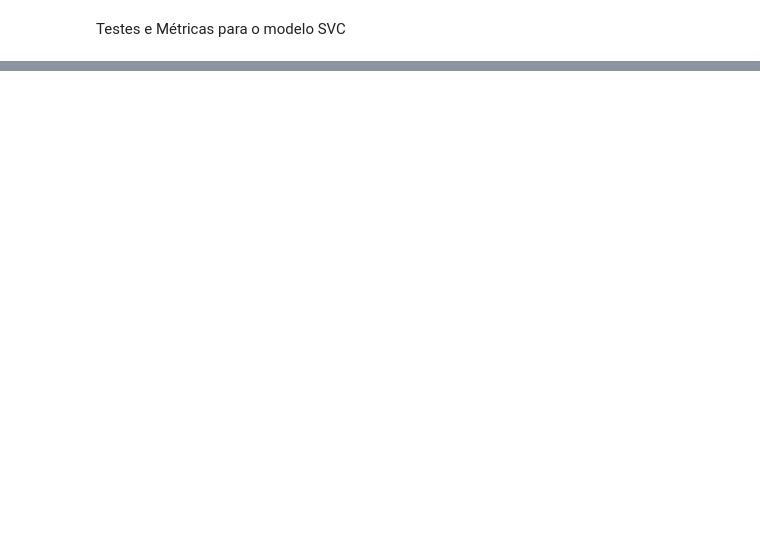
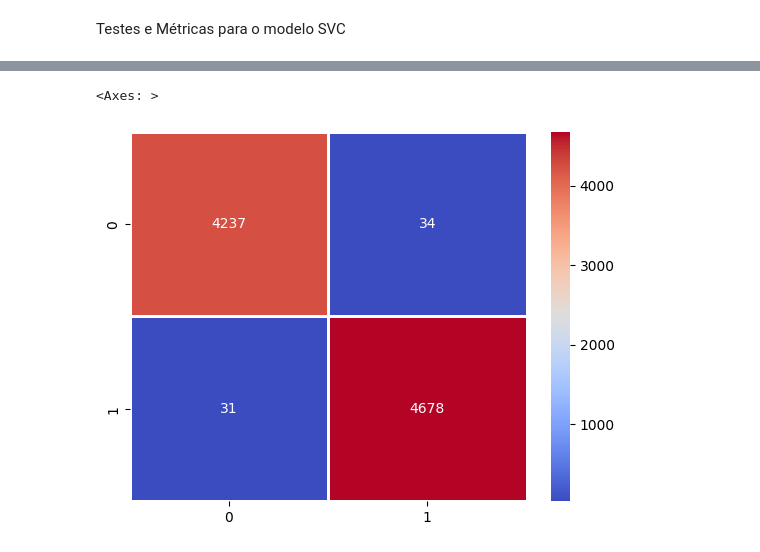
Before and after one commit to williansmprimo/NLP, a Jupyter notebook: detecting_fake_news/Detecting_Fake_News.ipynb, the cells around one changed output, grey strips where cells are left out. Saved outputs shown, nothing was run; the diff lists cells and outputs as text; code cells hidden in the pictures; blank space fills up the shorter version.

```diff
--- a/detecting_fake_news/Detecting_Fake_News.ipynb
+++ b/detecting_fake_news/Detecting_Fake_News.ipynb
@@ -176,0 +228,10 @@ sns.heatmap(matriz_svc, cmap='coolwarm', annot=True, linewidth=1, fmt='d')
+# %%
+# Compilando o modelo de Rede Neural
+net.compile(
+    loss='binary_crossentropy',
+    optimizer="adam",
+    metrics=["accuracy"],
+)
+# %%
+# Treino do modelo
+net.fit(X_train_tfidf, y_train, batch_size=16, epochs=2)
@@ -176,0 +244,4 @@ sns.heatmap(matriz_svc, cmap='coolwarm', annot=True, linewidth=1, fmt='d')
+# %%
+# Aplicando a tokenização na base de teste
+X_test_tfidf = vectorizer.transform(X_test).toarray()
+X_test_tfidf.shape
@@ -176,0 +250,8 @@ sns.heatmap(matriz_svc, cmap='coolwarm', annot=True, linewidth=1, fmt='d')
+# %%
+# Teste do modelo Rede Neural
+#prediction = net.evaluate(X_test_tfidf, y_test, batch_size = 1)
+prediction = net.predict(X_test_tfidf)
+prediction = [0 if p < 0.5 else 1 for p in prediction]
+# Verificando acurácia do modelo Rede Neural
+accuracy = accuracy_score(y_test, prediction)
+print("Accuracy:", accuracy)
@@ -176,0 +273,7 @@ sns.heatmap(matriz_svc, cmap='coolwarm', annot=True, linewidth=1, fmt='d')
+# %%
+# Matriz de confusão
+matriz_net = metrics.confusion_matrix(y_test, prediction)
+sns.heatmap(matriz_net, cmap='coolwarm', annot=True, linewidth=1, fmt='d')
+# %% [output]
+<Axes: >
+[figure, added]
```
Also changed, not shown: parts of 28 cells of this notebook, 1 other file.
